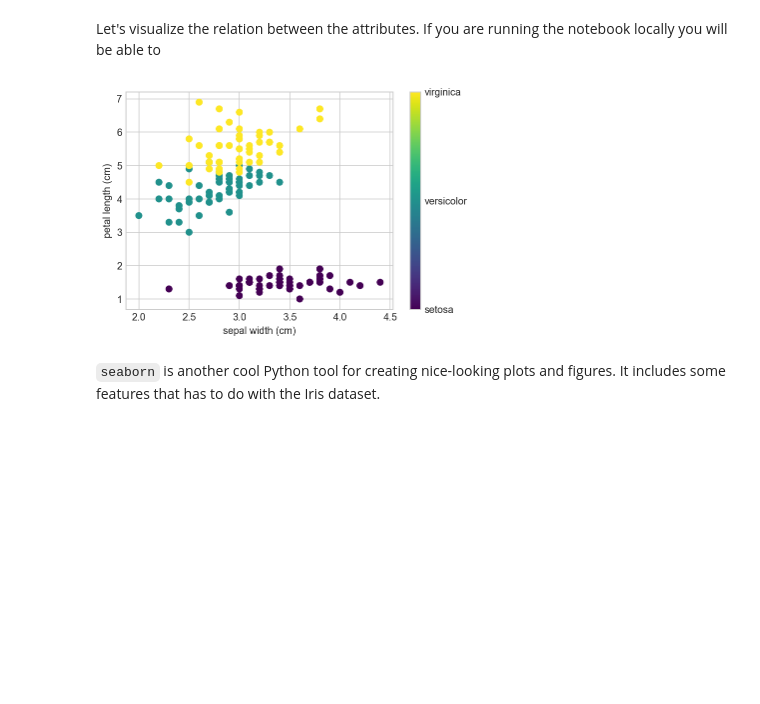
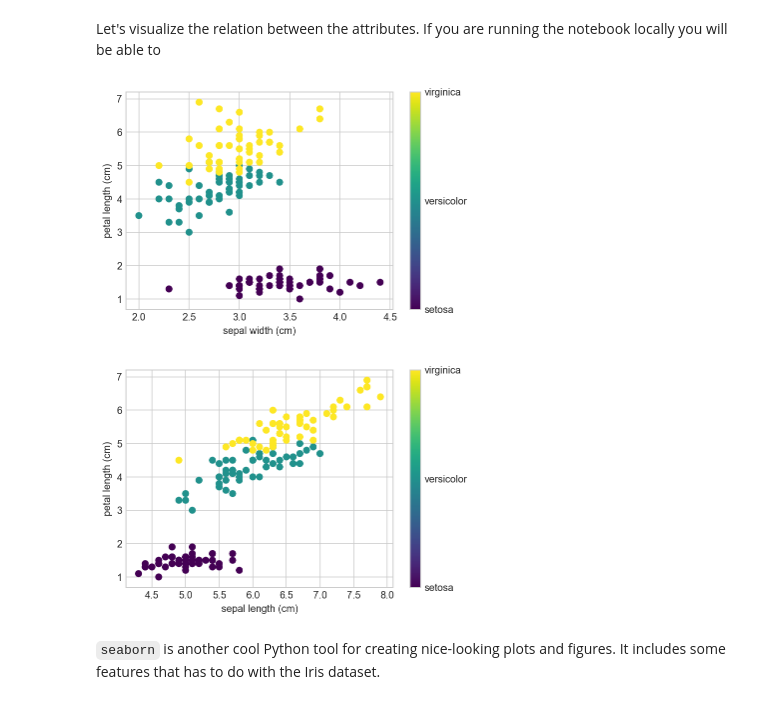
Before and after one commit to MSDandrea/trabalho-iris-flowers, a Jupyter notebook: Recognizing Iris flowers.ipynb, the cells around one changed output. Saved outputs shown, nothing was run; the diff lists cells and outputs as text; code cells hidden in the pictures; blank space fills up the shorter version.

```diff
--- a/Recognizing Iris flowers.ipynb
+++ b/Recognizing Iris flowers.ipynb
@@ -133,22 +134,23 @@ Let's visualize the relation between the attributes. If you are running the note
 from ipywidgets import interact, interactive, fixed
 import ipywidgets as widgets
 # %%
-@interact(x_feature_index=(0, 2), y_feature_index=(1, 3))
 def plot_iris_scatter(x_feature_index, y_feature_index):
     # this formatter will label the colorbar with the correct target names
     formatter = plt.FuncFormatter(
         lambda i, *args: iris_data.target_names[int(i)])
 
     plt.scatter(
         iris_data.data[:, x_feature_index],
         iris_data.data[:, y_feature_index],
         c=iris_data.target,
         cmap=cm.viridis)
     plt.colorbar(ticks=[0, 1, 2], format=formatter)
     plt.xlabel(iris_data.feature_names[x_feature_index])
     plt.ylabel(iris_data.feature_names[y_feature_index])
+interactive(plot_iris_scatter,x_feature_index=(0,3,1),y_feature_index=(1,3,1))
 # %% [output]
 [figure]
+[figure, added]
 # %% [markdown]
 `seaborn` is another cool Python tool for creating nice-looking plots and figures. It includes some features that has to do with the Iris dataset.
 # %%
```
Also changed, not shown: parts of 8 cells of this notebook.
